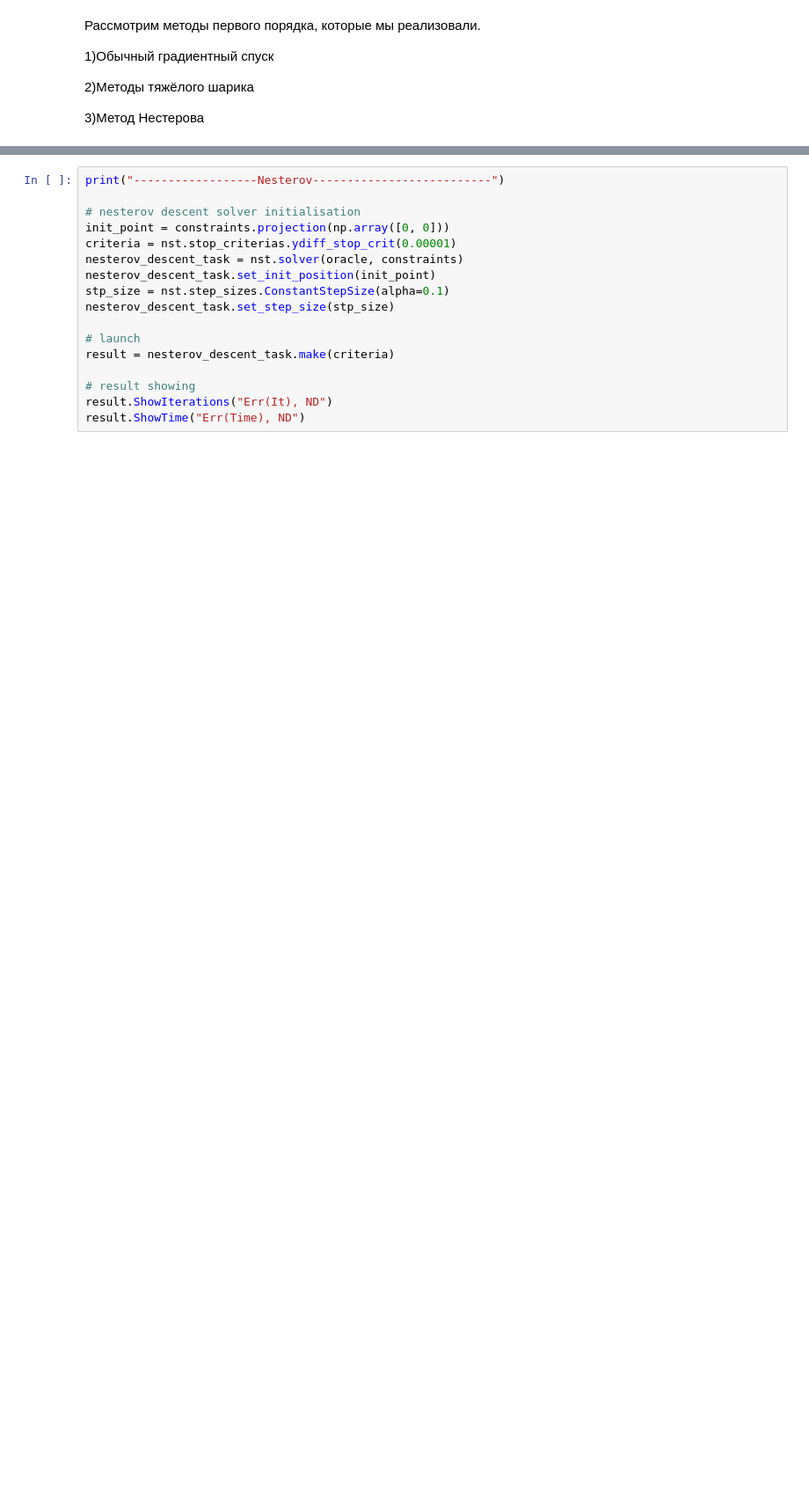
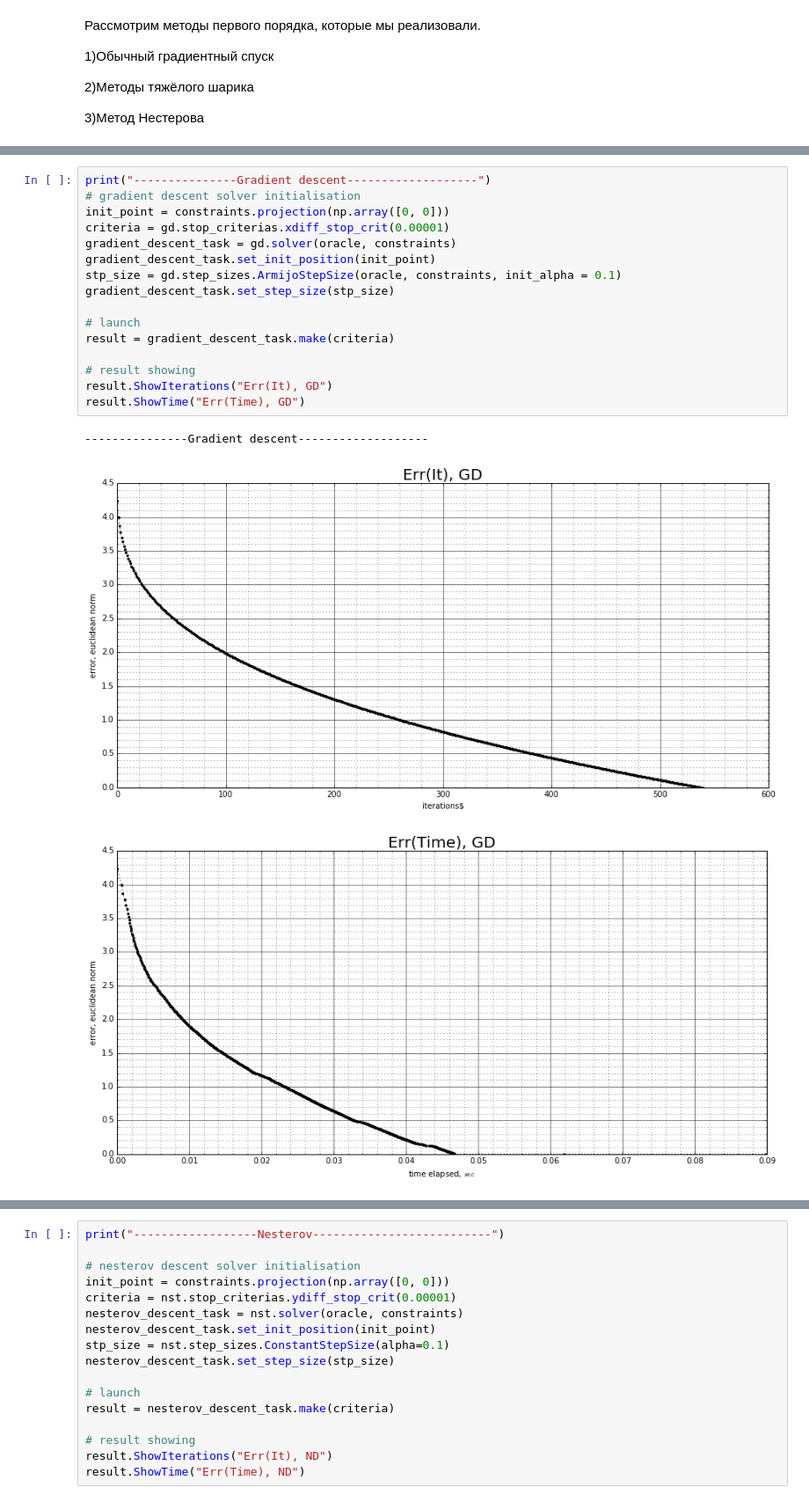
Before and after one commit to KaEuAn/ConvexOptimisationProject, a Jupyter notebook: presentation.ipynb, the cells around one changed output, grey strips where cells are left out. Shown at 88% size. Saved outputs shown, nothing was run; the diff lists cells and outputs as text; blank space fills up the shorter version.

```diff
--- a/presentation.ipynb
+++ b/presentation.ipynb
@@ -212,3 +289,23 @@ result.ShowTime("Err(Time), GD")
+# %%
+print("---------------Gradient descent-------------------")
+# gradient descent solver initialisation
+init_point = constraints.projection(np.array([0, 0]))
+criteria = gd.stop_criterias.xdiff_stop_crit(0.00001)
+gradient_descent_task = gd.solver(oracle, constraints)
+gradient_descent_task.set_init_position(init_point)
+stp_size = gd.step_sizes.ArmijoStepSize(oracle, constraints, init_alpha = 0.1)
+gradient_descent_task.set_step_size(stp_size)
+
+# launch
+result = gradient_descent_task.make(criteria)
+
+# result showing
+result.ShowIterations("Err(It), GD")
+result.ShowTime("Err(Time), GD")
+# %% [output]
+---------------Gradient descent-------------------
+[figure, added]
+[figure, added]
 # %%
 print("-------------------Heavy ball-------------------------")
 # heavy ball descent solver initialisation
```
Also changed, not shown: parts of 11 cells of this notebook.
